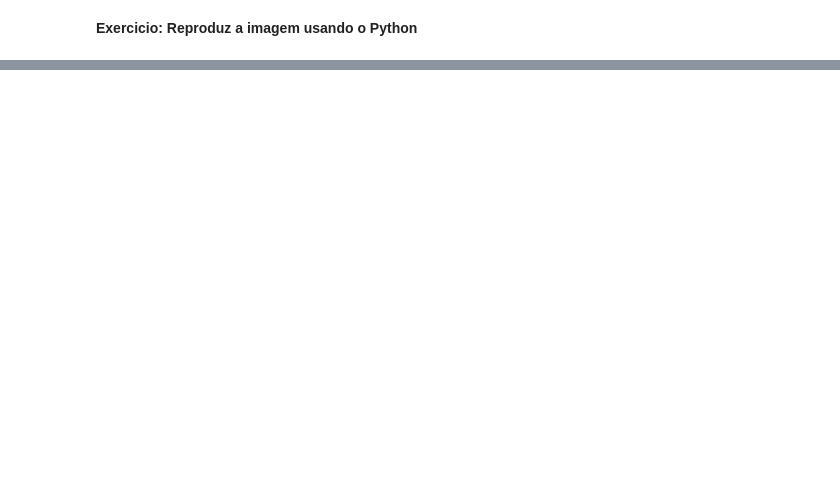
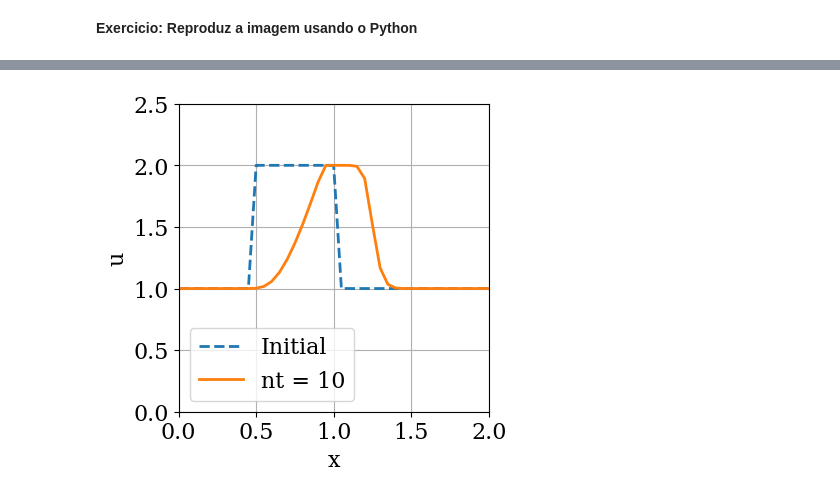
Before and after one commit to vnikoofard/numerical_methods_using_python, a Jupyter notebook: 11- EDP.ipynb, the cells around one changed output, grey strips where cells are left out. Cells and saved outputs as stored; diff of their text form; code cells hidden in the pictures; blank space fills up the shorter version.

```diff
--- a/11- EDP.ipynb
+++ b/11- EDP.ipynb
@@ -441,0 +803,21 @@ nas outras arestas. O seguinte exemplo mostra como isso é feito para a placa aq
+# %%
+# Compute the solution using Euler's method and array slicing.
+u = u0.copy()
+for n in range(1, nt):
+    u[1:] = u[1:] - dt / dx * u[1:] * (u[1:] - u[:-1])
+# %%
+# Plot the solution after nt time steps
+# along with the initial conditions.
+plt.figure(figsize=(4.0, 4.0))
+plt.xlabel('x')
+plt.ylabel('u')
+plt.grid()
+plt.plot(x, u0, label='Initial',
+            color='C0', linestyle='--', linewidth=2)
+plt.plot(x, u, label='nt = {}'.format(nt),
+            color='C1', linestyle='-', linewidth=2)
+plt.legend()
+plt.xlim(0.0, L)
+plt.ylim(0.0, 2.5);
+# %% [output]
+[figure, added]
```
Also changed, not shown: parts of 93 cells of this notebook, 6 other files.
